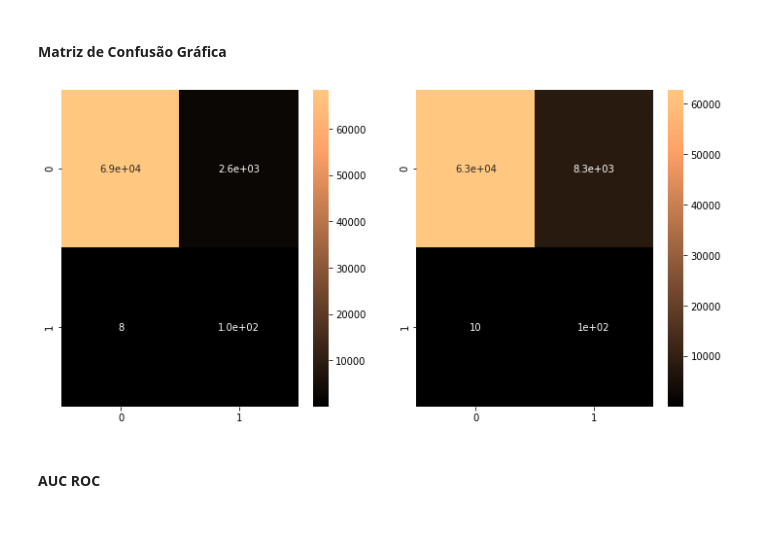
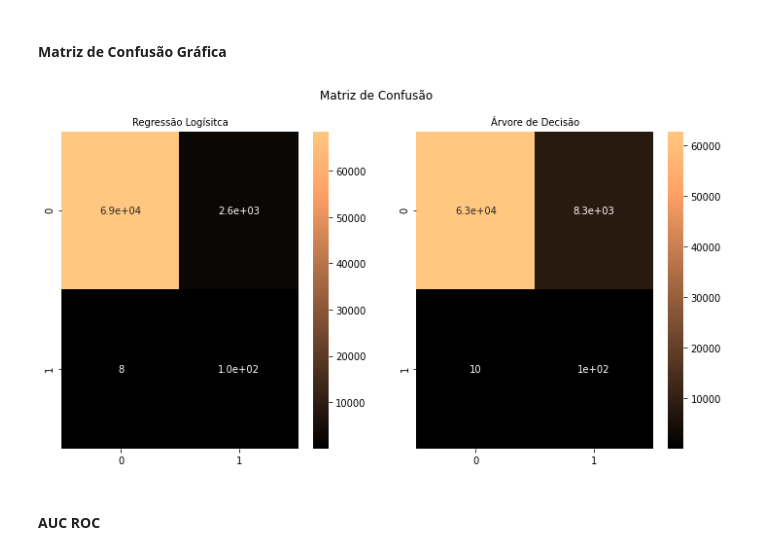
Before and after one commit to mabittar/Portfolio, a Jupyter notebook: Detecção_de_Fraude_em_CC.ipynb, the cells around one changed output. Saved outputs shown, nothing was run; the diff lists cells and outputs as text; code cells hidden in the pictures; blank space fills up the shorter version.

```diff
--- a/Detecção_de_Fraude_em_CC.ipynb
+++ b/Detecção_de_Fraude_em_CC.ipynb
@@ -448,22 +471,23 @@ Adiante iremos plotar a matriz de confusão para ver a taxa de acertos para tran
 # %%
 confusion_matrix_lr = confusion_matrix(y_test, y_pred_lr) #gerar matriz de confusão para regressão logística
 confusion_matrix_tree = confusion_matrix(y_test, y_pred_tree)  #gerar matriz de confusão para árovre de decisão
 
 fig, (ax,ax2) = plt.subplots(ncols=2, figsize=(12,6))
+fig.suptitle('Matriz de Confusão')
 
 sns.heatmap(confusion_matrix_lr, ax=ax, annot=True, cmap=plt.cm.copper)
-ax.set_title = ("Matriz de Confusão \n Regressã Logística")
-ax.set_ylabel = ("Verdadeiros")
-ax.set_xlabel = ("Positivos")
+ax.set_title('Regressão Logísitca',fontsize='medium')
+ax.set_ylabel = ('Verdadeiros')
+ax.set_xlabel = ('Positivos')
 
 sns.heatmap(confusion_matrix_tree, ax=ax2, annot=True, cmap=plt.cm.copper)
-ax2.set_title = ("Matriz de Confusão \n Árvore de decisão")
-ax2.set_ylabel = ("Verdadeiros")
-ax2.set_xlabel = ("Positivos")
-
-plt.show()
+ax2.set_title('Árvore de Decisão',fontsize='medium')
+ax2.set_ylabel = ('Verdadeiros')
+ax2.set_xlabel = ('Positivos')
+plt.savefig('CC-Fraud-Confusion.jpg')
+plt.show(fig)
 # %% [output]
-[figure, old version]
+[figure, new version]
 # %% [markdown]
 #### AUC ROC
 # %% [markdown]
```
Also changed, not shown: parts of 7 cells of this notebook.
